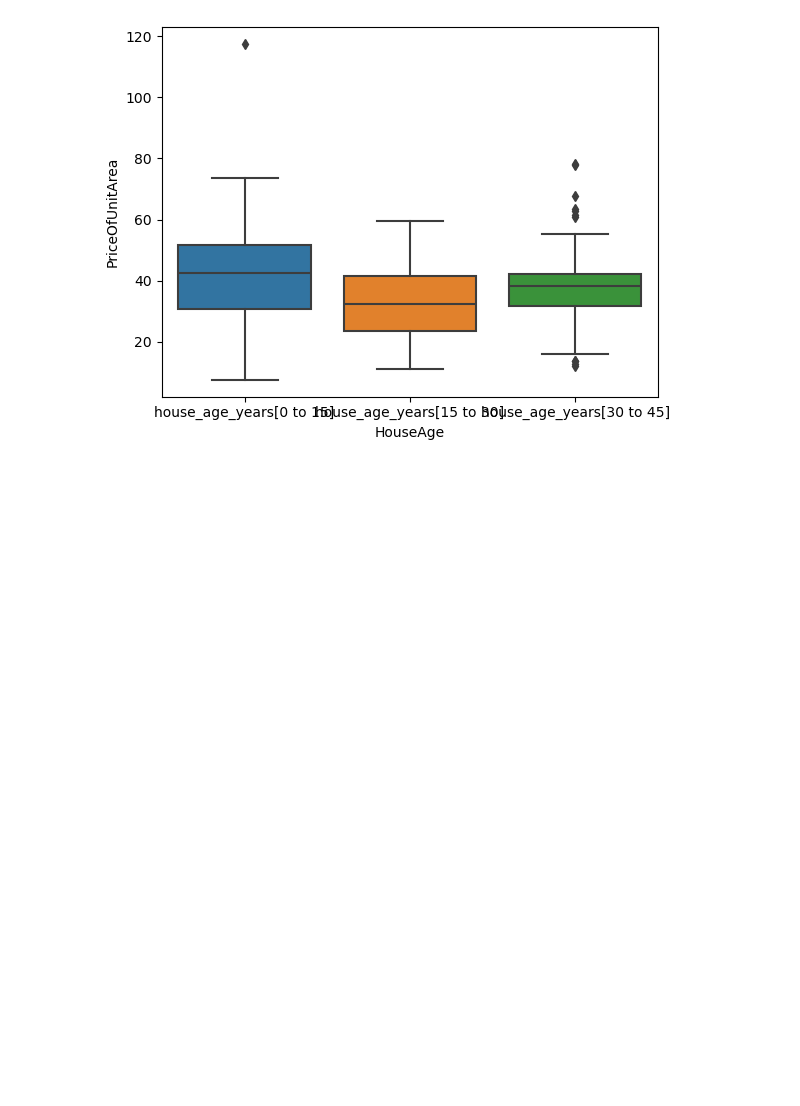
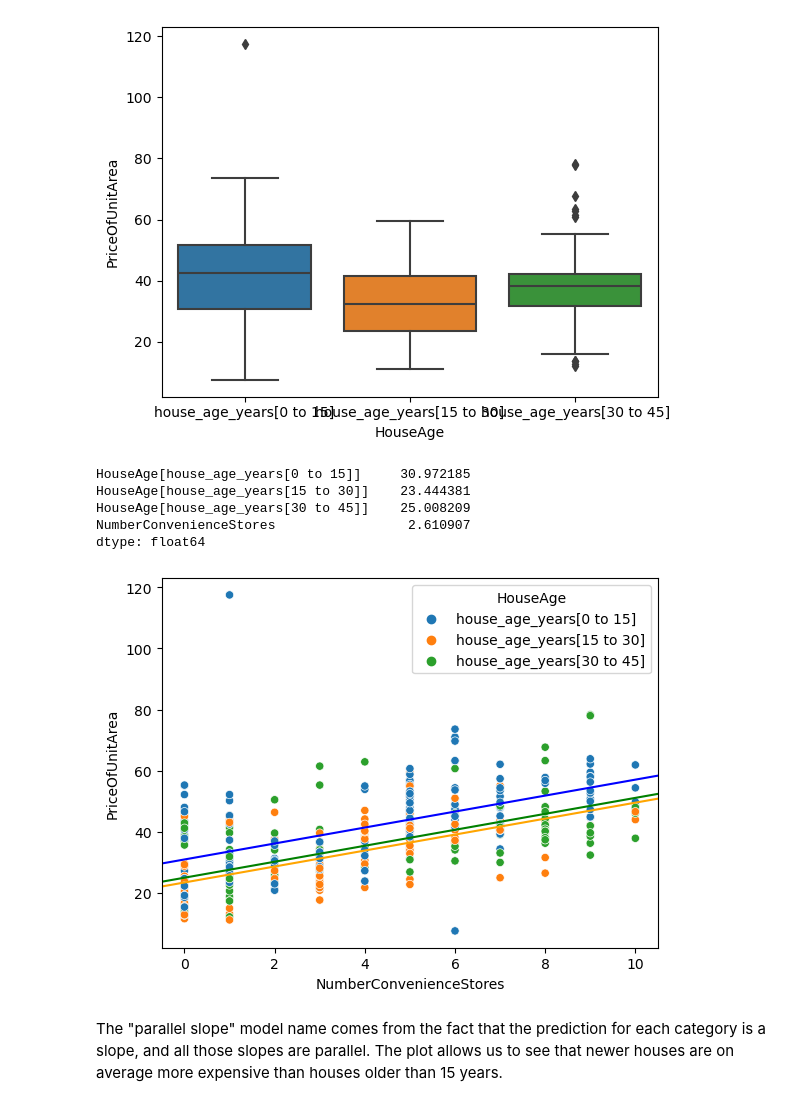
Before and after one commit to saalssall/Statistics_In_Python, a Jupyter notebook: Regression_statsmodel_2.ipynb, the cells around one changed output. Drawn from its saved outputs; the diff is of its cells as text; code cells hidden in the pictures; blank space fills up the shorter version.

Commit message:
Visualizing parallel slopes

```diff
--- a/Regression_statsmodel_2.ipynb
+++ b/Regression_statsmodel_2.ipynb
@@ -114,3 +114,39 @@ sns.boxplot(x= 'HouseAge', y = 'PriceOfUnitArea', data = taiwan_df)
 plt.show()
 # %% [output]
 [figure]
+# %%
+# Extract the model coefficients, coeffs
+coeffs = mdl_price_vs_both.params
+
+# Print coeffs
+print(coeffs)
+
+# Assign each of the coeffs
+ic_0_15, ic_15_30, ic_30_45, slope = coeffs
+# %% [output]
+HouseAge[house_age_years[0 to 15]]     30.972185
+HouseAge[house_age_years[15 to 30]]    23.444381
+HouseAge[house_age_years[30 to 45]]    25.008209
+NumberConvenienceStores                 2.610907
+dtype: float64
+# %%
+# Draw a scatter plot of price_twd_msq vs. n_convenience, colored by house_age_years
+sns.scatterplot(x="NumberConvenienceStores",
+                y="PriceOfUnitArea",
+                hue="HouseAge",
+                data=taiwan_df)
+
+# Add three parallel lines for each category of house_age_years
+# Color the line for ic_0_15 blue
+plt.axline(xy1=(0, ic_0_15), slope=slope, color="blue")
+# Color the line for ic_15_30 orange
+plt.axline(xy1=(0, ic_15_30), slope=slope, color="orange")
+# Color the line for ic_30_45 green
+plt.axline(xy1=(0, ic_30_45), slope=slope, color="green")
+
+# Show the plot
+plt.show()
+# %% [output]
+[figure, added]
+# %% [markdown]
+The "parallel slope" model name comes from the fact that the prediction for each category is a slope, and all those slopes are parallel. The plot allows us to see that newer houses are on average more expensive than houses older than 15 years.
```
